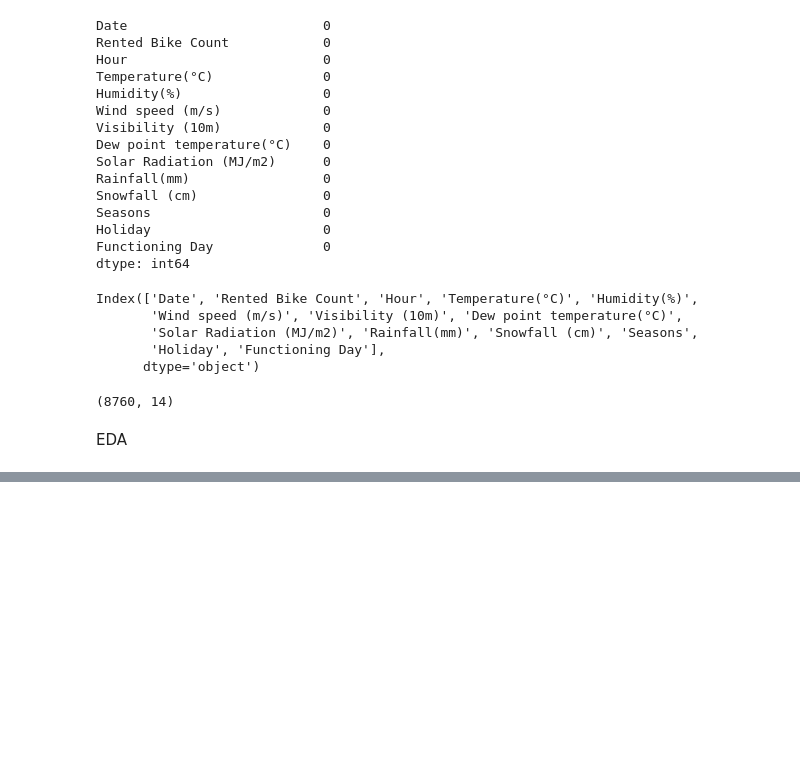
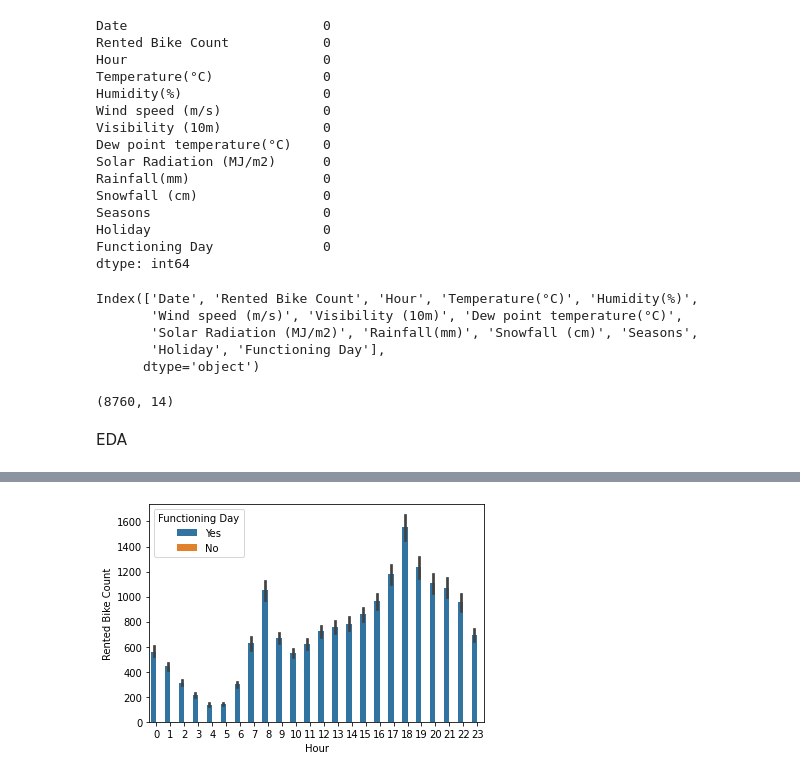
Before and after one commit to pranilthorat/Seoul-Bike-Sharing-Demand-Prediction, a Jupyter notebook: Github_for_capstone_project=2.ipynb, the cells around one changed output, grey strips where cells are left out. Cells and saved outputs as stored; diff of their text form; code cells hidden in the pictures; blank space fills up the shorter version.

```diff
--- a/Github_for_capstone_project=2.ipynb
+++ b/Github_for_capstone_project=2.ipynb
@@ -155,0 +169,5 @@ EDA
+# %%
+ #Analysing count of Rented Bike on the basis of hour in both functioning and non functioning days
+ sns.barplot(x=df['Hour'],y=df['Rented Bike Count'],hue=df['Functioning Day'],data=df);
+# %% [output]
+[figure, added]
```
Also changed, not shown: parts of 8 cells of this notebook.
